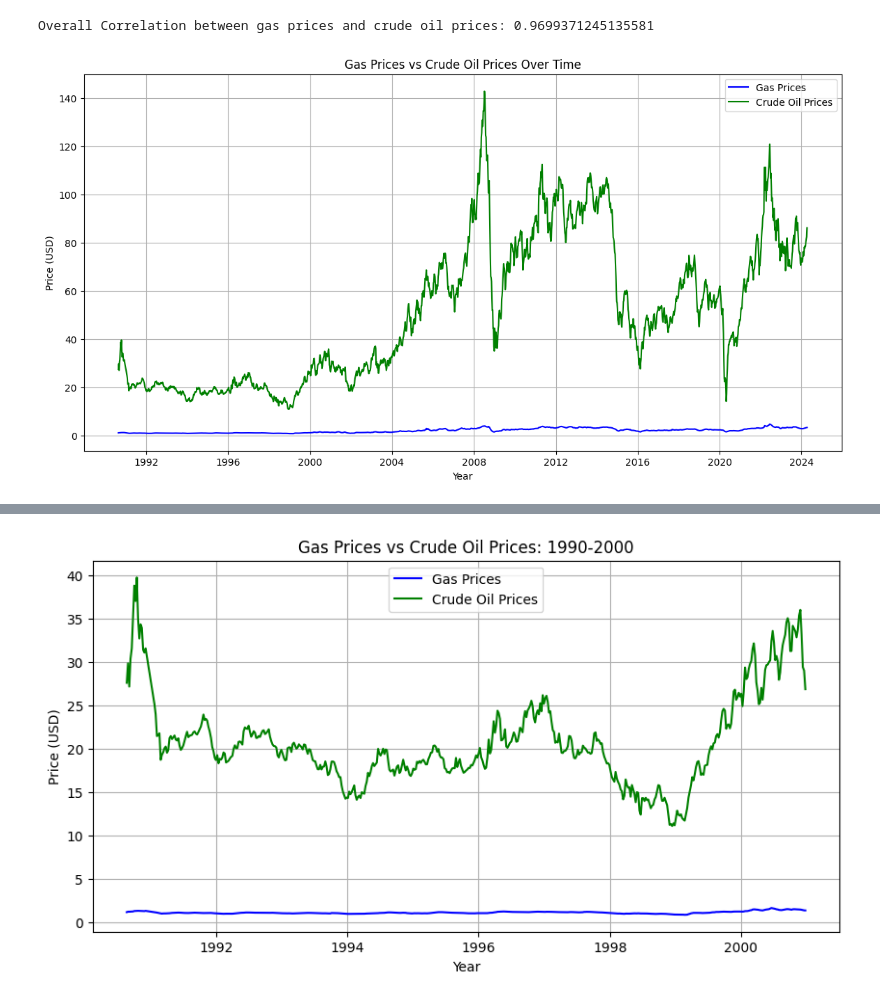
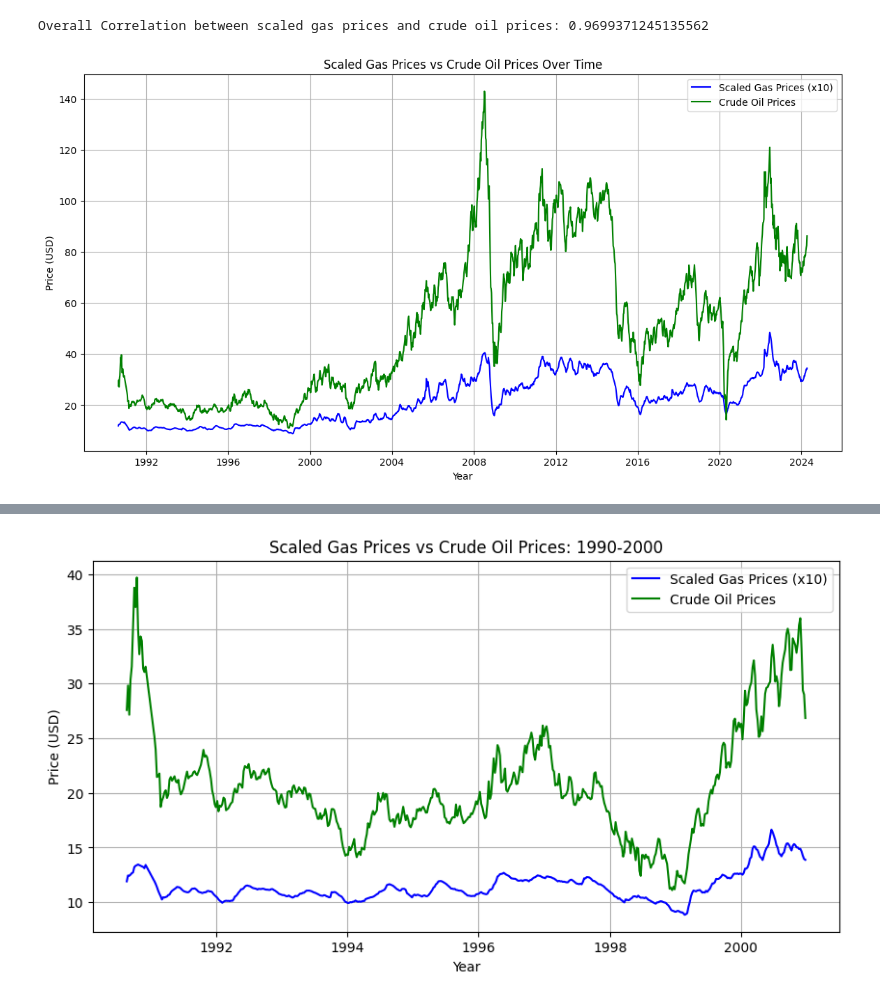
Before and after one commit to SatchelF/Data_Analysis_Project, a Jupyter notebook: crude_oil_vs_gas_prices.ipynb, the cells around one changed output, grey strips where cells are left out. Drawn from its saved outputs; the diff is of its cells as text; code cells hidden in the pictures.

Commit message:
added mroe areas and scale factor to crude oil

```diff
--- a/crude_oil_vs_gas_prices.ipynb
+++ b/crude_oil_vs_gas_prices.ipynb
@@ -77,9 +63,13 @@ crude_oil_prices_data['Date'] = pd.to_datetime(crude_oil_prices_data['Date'])
 crude_oil_prices_data.set_index('Date', inplace=True)
 weekly_oil_prices = crude_oil_prices_data['Closing Value'].resample('W-MON').mean()  # Resample to weekly
 
+# Multiply gas prices to make changes more noticeable
+scaling_factor = 10  # Adjust this factor to better visualize the data comparison
+scaled_gas_prices = national_gas_prices * scaling_factor
+
 # Combine the datasets
 combined_data = pd.DataFrame({
-    'Gas Prices': national_gas_prices,
+    'Scaled Gas Prices': scaled_gas_prices,
     'Oil Prices': weekly_oil_prices
 }).dropna()
 
@@ -89,12 +79,12 @@ combined_data = combined_data[:f'{present_year}']
 
 # Calculate the overall correlation
 correlation = combined_data.corr().iloc[0, 1]
-print("Overall Correlation between gas prices and crude oil prices:", correlation)
+print("Overall Correlation between scaled gas prices and crude oil prices:", correlation)
 
 # Plotting the overall data
 plt.figure(figsize=(14, 7))
-plt.title('Gas Prices vs Crude Oil Prices Over Time')
-plt.plot(combined_data.index, combined_data['Gas Prices'], label='Gas Prices', color='blue')
+plt.title('Scaled Gas Prices vs Crude Oil Prices Over Time')
+plt.plot(combined_data.index, combined_data['Scaled Gas Prices'], label='Scaled Gas Prices (x10)', color='blue')
 plt.plot(combined_data.index, combined_data['Oil Prices'], label='Crude Oil Prices', color='green')
 plt.legend()
 plt.xlabel('Year')
@@ -102,6 +92,7 @@ plt.ylabel('Price (USD)')
 plt.grid(True)
 plt.show()
 
+# Analyze correlations over specific decades
 decade_starts = ['1990', '2000', '2010', '2020']
 for start in decade_starts:
     if start == '2020':
@@ -113,8 +104,8 @@ for start in decade_starts:
         decade_correlation = decade_data.corr().iloc[0, 1]
         print(f"Correlation from {start} to {end}: {decade_correlation}")
         plt.figure(figsize=(10, 5))
-        plt.title(f'Gas Prices vs Crude Oil Prices: {start}-{end}')
-        plt.plot(decade_data.index, decade_data['Gas Prices'], label='Gas Prices', color='blue')
+        plt.title(f'Scaled Gas Prices vs Crude Oil Prices: {start}-{end}')
+        plt.plot(decade_data.index, decade_data['Scaled Gas Prices'], label='Scaled Gas Prices (x10)', color='blue')
         plt.plot(decade_data.index, decade_data['Oil Prices'], label='Crude Oil Prices', color='green')
         plt.legend()
         plt.xlabel('Year')
@@ -122,5 +113,5 @@ for start in decade_starts:
         plt.grid(True)
         plt.show()
 # %% [output]
-Overall Correlation between gas prices and crude oil prices: 0.9699371245135581
+Overall Correlation between scaled gas prices and crude oil prices: 0.9699371245135562
-[figure, old version]
+[figure, new version]
@@ -128 +119 @@ Correlation from 1990 to 2000: 0.8832235987768629
-[figure, old version]
+[figure, new version]
```
Also changed, not shown: parts of 2 cells of this notebook, 3 other files.
